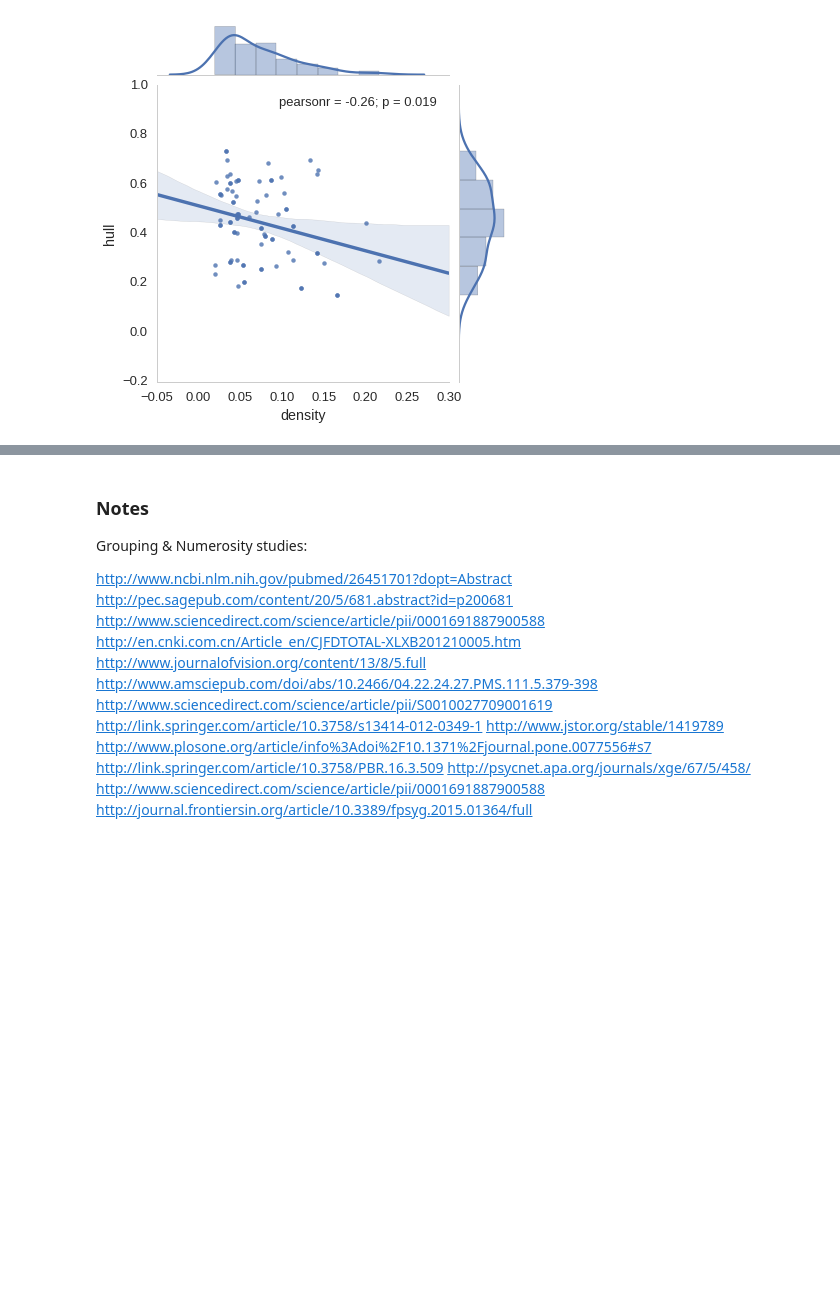
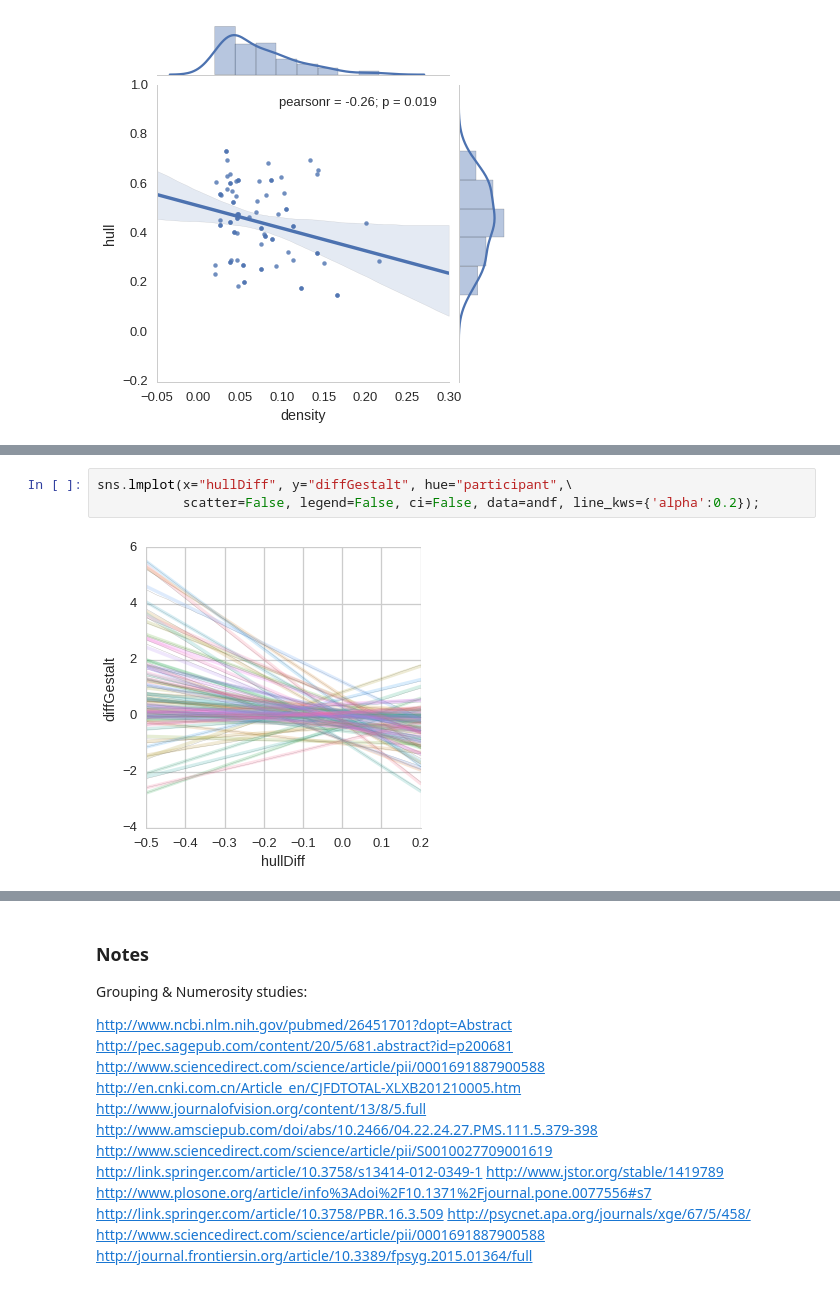
Before and after one commit to hoenir/GestaltAppreciation, a Jupyter notebook: analysis/AppreciationNumerosity.ipynb, the cells around one changed output, grey strips where cells are left out. Saved outputs shown, nothing was run; the diff lists cells and outputs as text; blank space fills up the shorter version.

```diff
--- a/analysis/AppreciationNumerosity.ipynb
+++ b/analysis/AppreciationNumerosity.ipynb
@@ -798,0 +837,5 @@ sns.jointplot(x="density", y="hull", data=dfmerged, kind="reg")
+# %%
+sns.lmplot(x="hullDiff", y="diffGestalt", hue="participant",\
+           scatter=False, legend=False, ci=False, data=andf, line_kws={'alpha':0.2});
+# %% [output]
+[figure, added]
```
Also changed, not shown: parts of 42 cells of this notebook, 3 other files.
